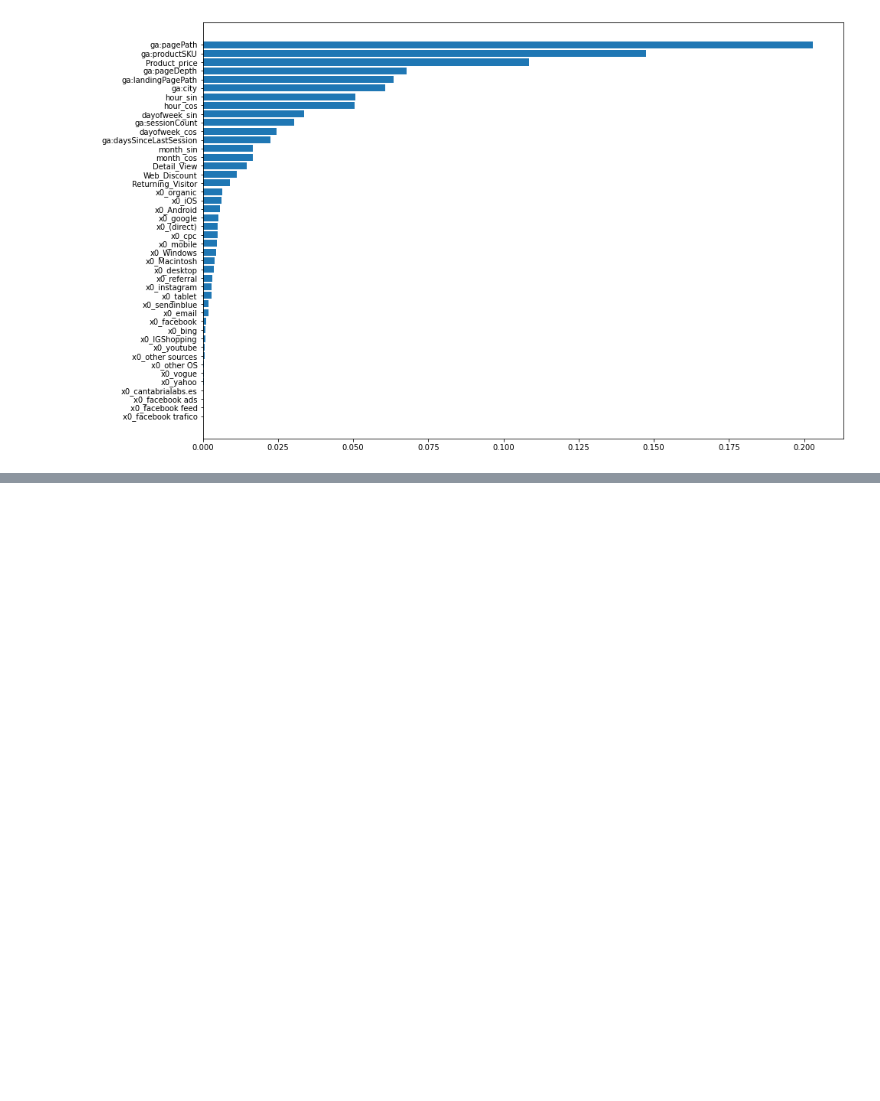
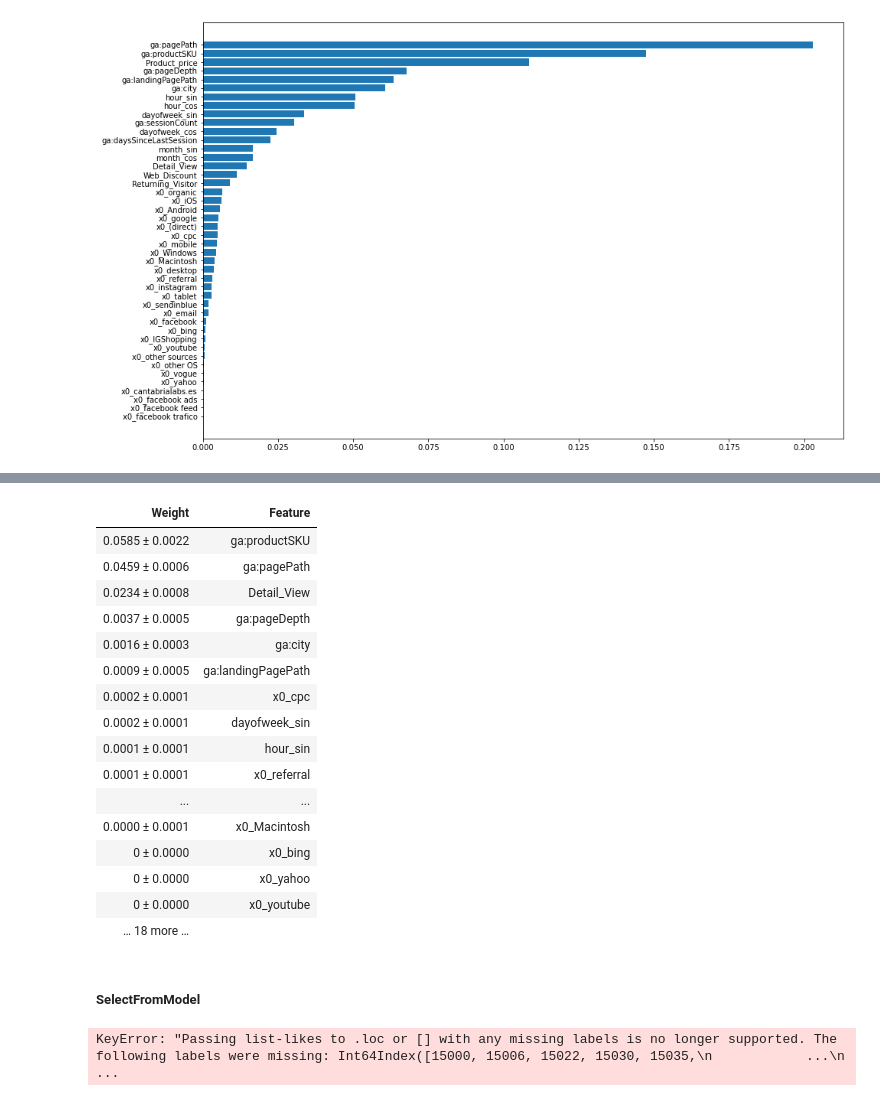
Before and after one commit to Laurajmoreno/ML_and_CRO, a Jupyter notebook: CLASSIFICATION_OPTIMIZATION_Random-Forest-with-fulldata-no-carrito-pedido.ipynb, the cells around one changed output, grey strips where cells are left out. Cells and saved outputs as stored; diff of their text form; code cells hidden in the pictures; blank space fills up the shorter version.

```diff
--- a/CLASSIFICATION_OPTIMIZATION_Random-Forest-with-fulldata-no-carrito-pedido.ipynb
+++ b/CLASSIFICATION_OPTIMIZATION_Random-Forest-with-fulldata-no-carrito-pedido.ipynb
@@ -471,0 +723,9 @@ Como vemos, el método predeterminado feature_importance favorece las variables
+# %%
+df['ga:productAddsToCart_transf']=df["ga:productAddsToCart"].apply(lambda x: 1 if x>1 else x)
+
+print("No. observations per class")
+print(df['ga:productAddsToCart_transf'].value_counts())
+print("")
+
+print("% observations per class")
+print(100*df['ga:productAddsToCart_transf'].value_counts(normalize=True))
@@ -471,0 +744,11 @@ Como vemos, el método predeterminado feature_importance favorece las variables
+# %%
+# Data
+
+features=['ga:pageDepth','ga:sessionCount','ga:daysSinceLastSession','ga:productSKU',\
+          'month_sin','month_cos','dayofweek_sin','dayofweek_cos','hour_sin','hour_cos',\
+          'Source','Medium','ga:city','ga:deviceCategory','ga:operatingSystem','Returning_Visitor',\
+          'Product_price','Web_Discount','ga:pagePath','Detail_View','ga:landingPagePath']
+
+y=df['ga:productAddsToCart_transf']
+X=df[features]
+X_train, X_test, y_train, y_test = train_test_split(X, y,random_state=42)
@@ -471,0 +881,3 @@ Como vemos, el método predeterminado feature_importance favorece las variables
+# %%
+X_train_transf = pipeline.fit_transform(X_train,y_train)
+X_test_transf = pipeline.transform(X_test)
@@ -471,0 +886,14 @@ Como vemos, el método predeterminado feature_importance favorece las variables
+# %%
+features_names=[]
+
+for feature in range(0,4):
+    features= list(pipeline.named_steps['preprocess'].transformers_[feature][1].named_steps['ohe'].get_feature_names())
+    features_names.append(features)
+
+for feature in range(4,7):
+    features = pipeline['preprocess'].transformers_[feature][2]
+    features_names.append(features)
+
+features_names = [j for i in features_names for j in i]
+print(len(features_names))
+features_names
@@ -471,0 +919,8 @@ Como vemos, el método predeterminado feature_importance favorece las variables
+# %%
+%%time
+
+clf = RandomForestClassifier()
+clf.fit(X_train_transf,y_train)
+per = PermutationImportance(clf).fit(X_test_transf, y_test)
+eli5.show_weights(per, feature_names=features_names)
+# %% [output]
@@ -471,0 +929,25 @@ Como vemos, el método predeterminado feature_importance favorece las variables
+| Weight | Feature |
+| 0.0585 ± 0.0022 | ga:productSKU |
+| 0.0459 ± 0.0006 | ga:pagePath |
+| 0.0234 ± 0.0008 | Detail_View |
+| 0.0037 ± 0.0005 | ga:pageDepth |
+| 0.0016 ± 0.0003 | ga:city |
+| 0.0009 ± 0.0005 | ga:landingPagePath |
+| 0.0002 ± 0.0001 | x0_cpc |
+| 0.0002 ± 0.0001 | dayofweek_sin |
+| 0.0001 ± 0.0001 | hour_sin |
+| 0.0001 ± 0.0001 | x0_referral |
+| ... | ... |
+| 0.0000 ± 0.0001 | x0_Macintosh |
+| 0 ± 0.0000 | x0_bing |
+| 0 ± 0.0000 | x0_yahoo |
+| 0 ± 0.0000 | x0_youtube |
+| … 18 more … |  |
+# %% [markdown]
+##### SelectFromModel
+# %%
+perm = PermutationImportance(RandomForestClassifier(), cv=5)
+perm.fit(X_train_transf, y_train)
+sel = SelectFromModel(perm, threshold=0.05, prefit=True)
+# %% [output]
+KeyError: "Passing list-likes to .loc or [] with any missing labels is no longer supported. The following labels were missing: Int64Index([15000, 15006, 15022, 15030, 15035,\n            ...\n         ...
```
Also changed, not shown: parts of 70 cells of this notebook, 1 other file.
